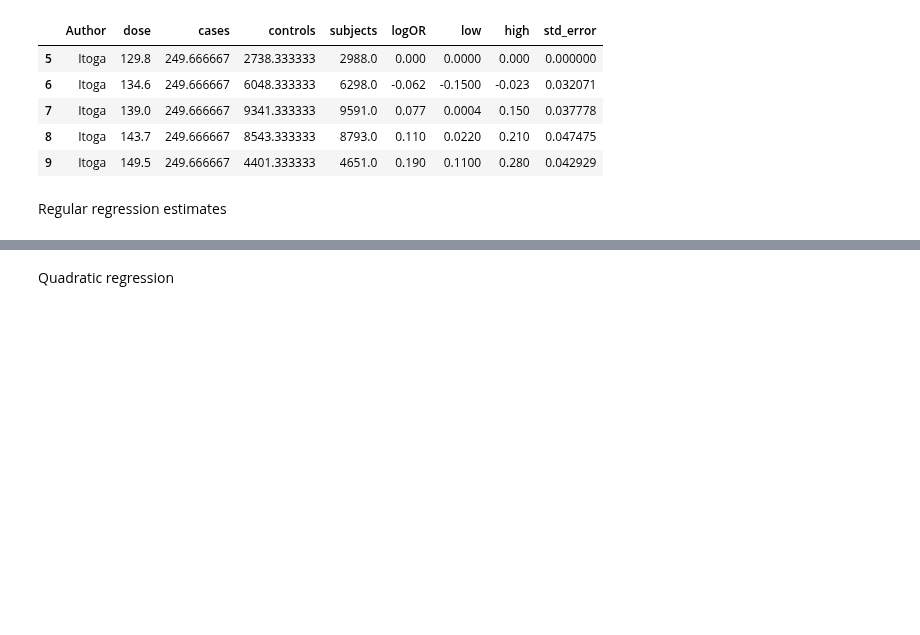
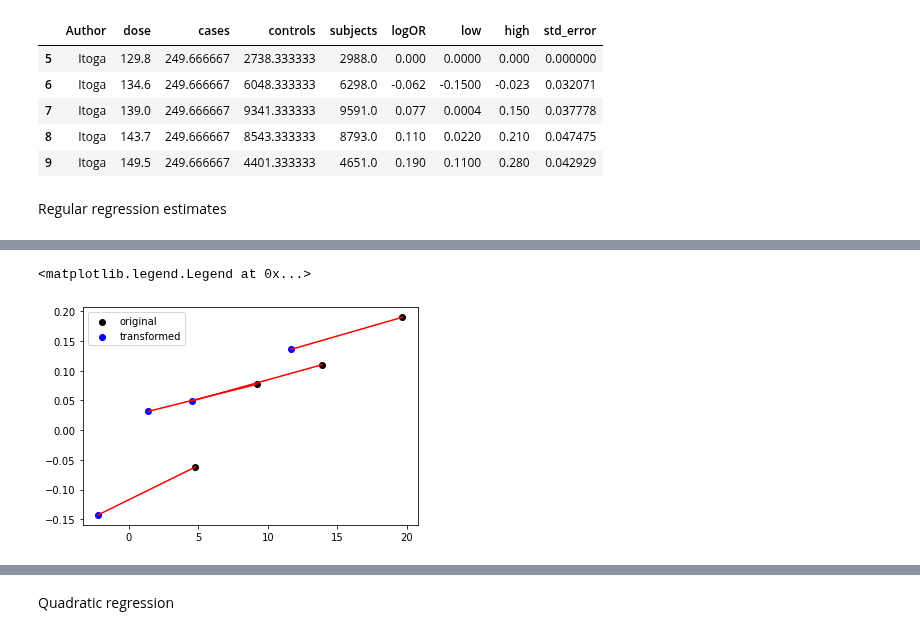
Before and after one commit to ihmeuw-msca/CorrelationCorrection, a Jupyter notebook: Itoga_regression_trim.ipynb, the cells around one changed output, grey strips where cells are left out. Drawn from its saved outputs; the diff is of its cells as text; code cells hidden in the pictures; blank space fills up the shorter version.

```diff
--- a/Itoga_regression_trim.ipynb
+++ b/Itoga_regression_trim.ipynb
@@ -72,0 +135,13 @@ b_star
+# %%
+Px = root_P@x_i
+PL = root_P@L_i
+
+for i in range(len(x_i)):
+    plt.plot([x_i[i],Px[i]],[L_i[i],PL[i]],c='red')
+
+plt.scatter(x_i,L_i,c='black',label = 'original')
+plt.scatter(Px,PL,c='blue',label = 'transformed')
+plt.legend()
+# %% [output]
+<matplotlib.legend.Legend at 0x...>
+[figure, added]
```
Also changed, not shown: parts of 14 cells of this notebook, 1 other file.
